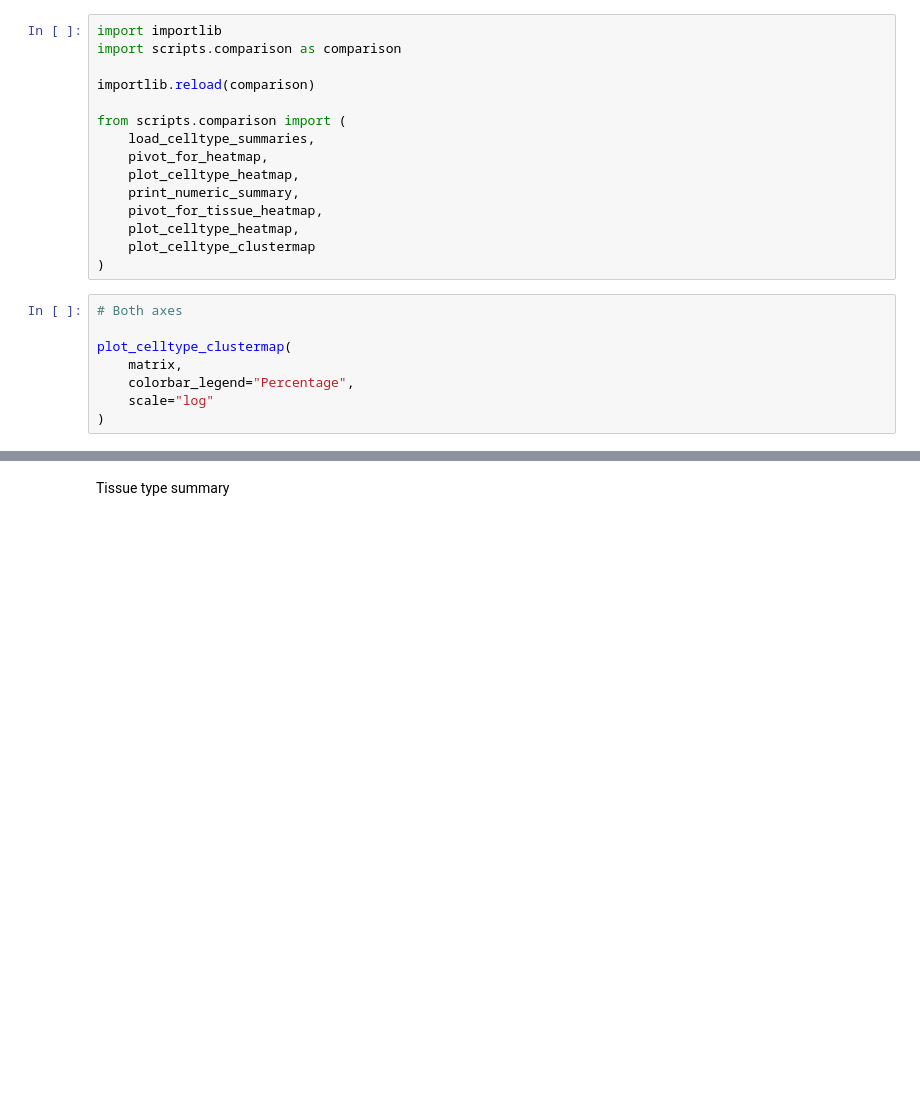
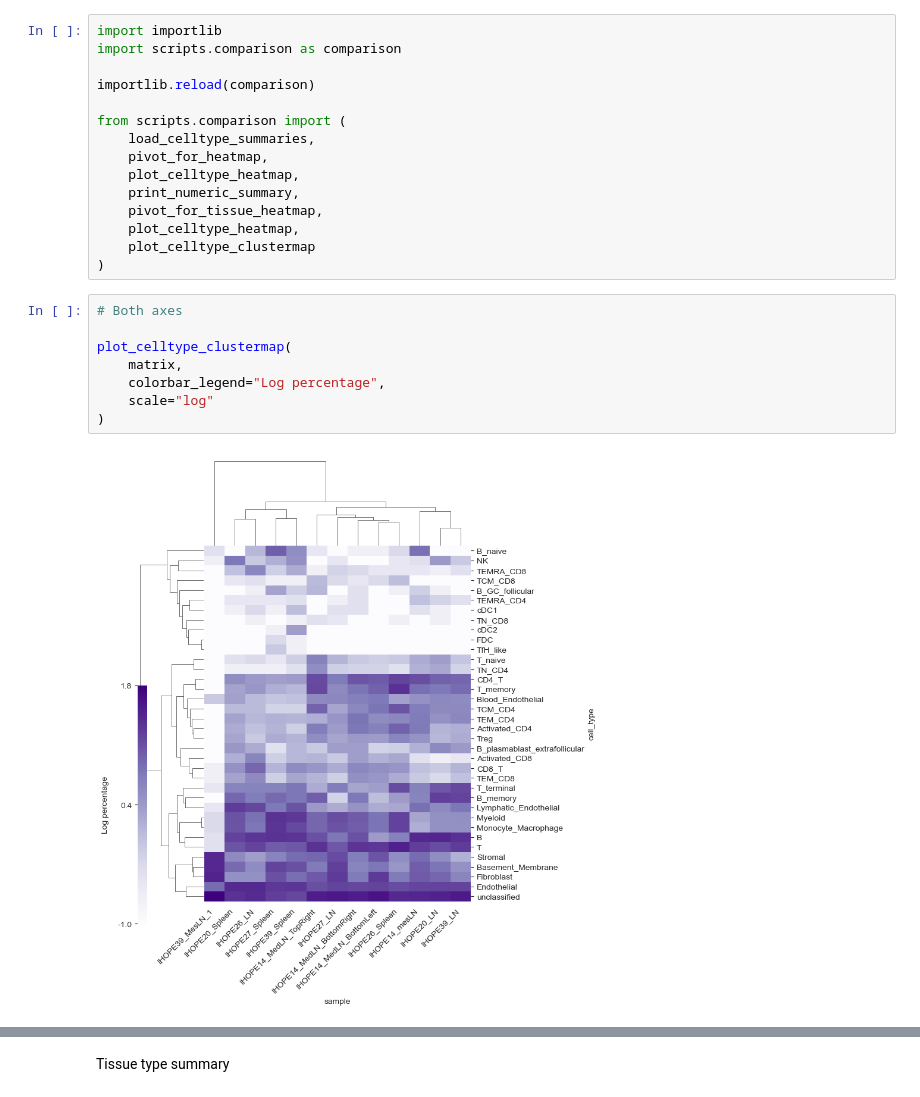
Before and after one commit to EmmyRamsesBerg/IHOPE_SpatialProteomics, a Jupyter notebook: notebooks/Sample_comparison_IHOPE.ipynb, the cells around one changed output, grey strips where cells are left out. Saved outputs shown, nothing was run; the diff lists cells and outputs as text; blank space fills up the shorter version.

```diff
--- a/notebooks/Sample_comparison_IHOPE.ipynb
+++ b/notebooks/Sample_comparison_IHOPE.ipynb
@@ -134,11 +140,13 @@ from scripts.comparison import (
 # %%
 # Both axes
 
 plot_celltype_clustermap(
     matrix,
-    colorbar_legend="Percentage",
+    colorbar_legend="Log percentage",
     scale="log"
 )
+# %% [output]
+[figure, added]
 # %%
 # Only cluster samples
 
```
Also changed, not shown: parts of 15 cells of this notebook.
